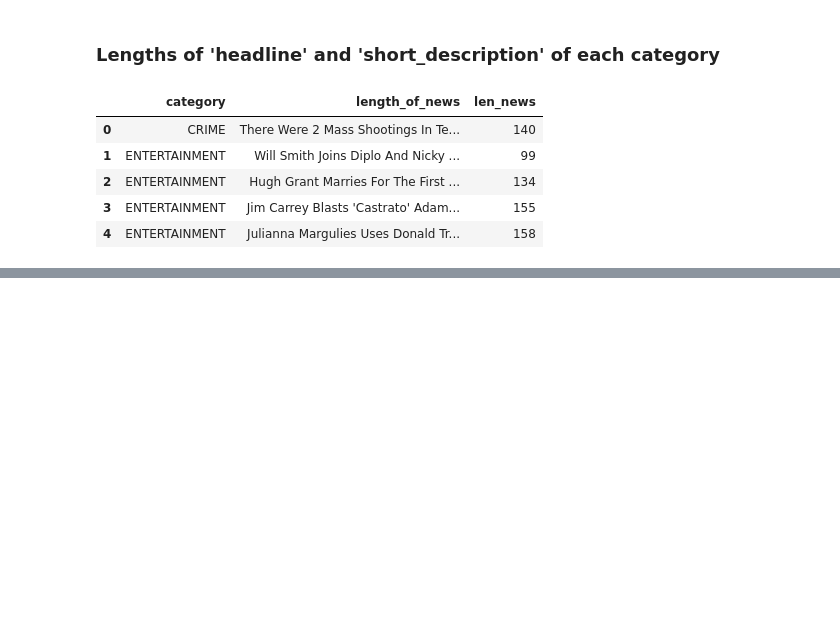
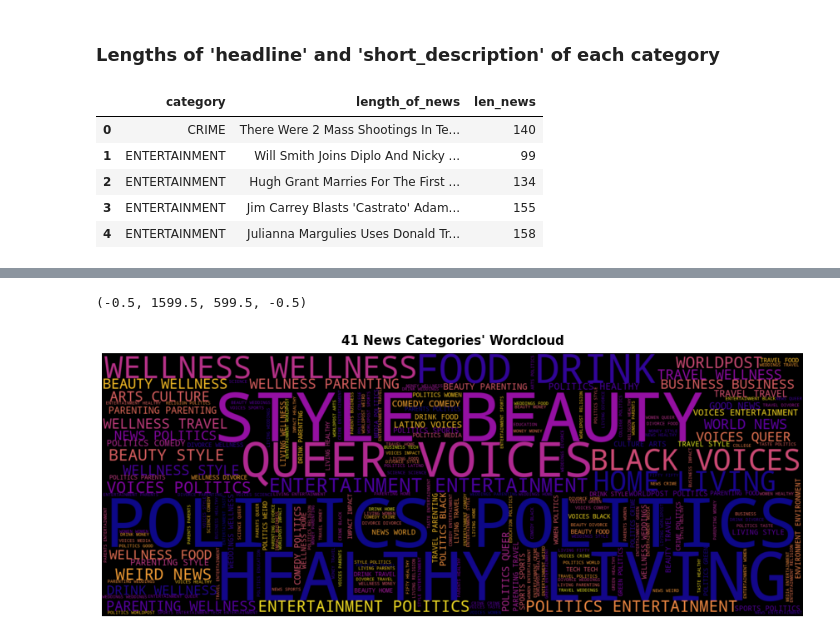
Before and after one commit to avikumart/Natural-language-processing, a Jupyter notebook: nlp-news-articles-classif-wordembeddings-rnn.ipynb, the cells around one changed output, grey strips where cells are left out. Drawn from its saved outputs; the diff is of its cells as text; code cells hidden in the pictures; blank space fills up the shorter version.

```diff
--- a/nlp-news-articles-classif-wordembeddings-rnn.ipynb
+++ b/nlp-news-articles-classif-wordembeddings-rnn.ipynb
@@ -231,0 +264,19 @@ lenmin_df.head()
+# %%
+# wordcloud of categories of news articles in our dataset
+plt.figure(figsize=(12,12))
+wc = WordCloud(max_words=1000,
+               min_font_size=10,
+               height=600,
+               width=1600,
+               background_color='black',
+               contour_color='black',
+               colormap='plasma',
+               repeat=True,
+               stopwords=STOPWORDS).generate(' '.join(final_df.category))
+
+plt.title("41 News Categories' Wordcloud", size=15, weight='bold')
+plt.imshow(wc, interpolation= "bilinear")
+plt.axis('off')
+# %% [output]
+(-0.5, 1599.5, 599.5, -0.5)
+[figure, added]
```
Also changed, not shown: parts of 13 cells of this notebook.
